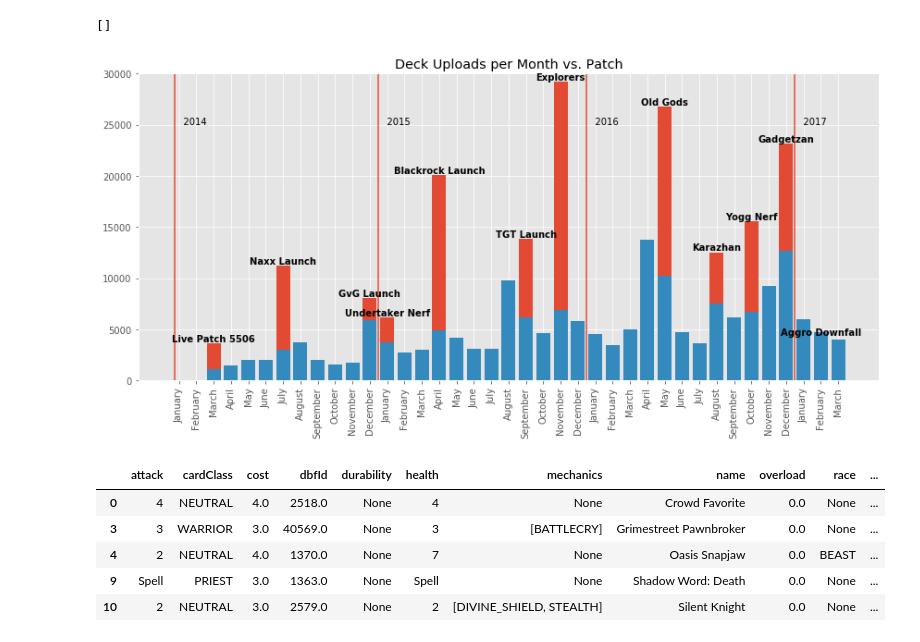
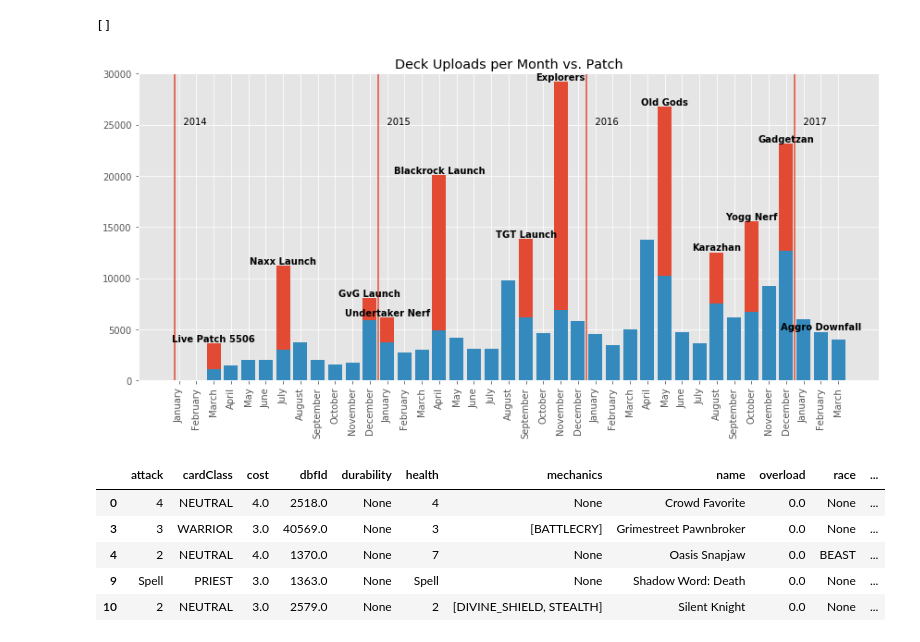
Before and after one commit to NJacobsohn/Hearthstone-Data-Analysis, a Jupyter notebook: EDA_plotting.ipynb, the cells around one changed output. Drawn from its saved outputs; the diff is of its cells as text; code cells hidden in the pictures.

Commit message:
cleaned plotting doc a little

```diff
--- a/EDA_plotting.ipynb
+++ b/EDA_plotting.ipynb
@@ -1013,38 +1013,38 @@ deck_set_event_dict_invert
 # %% [output]
 []
 # %%
-
 fig, ax = plt.subplots(figsize=(12, 6))
 
 
 ax.bar(num_months_num, patch_full_ls)
 ax.bar(num_months_num, point_ls)
 ax.set_xticks(np.arange(1, 40))
 ax.set_xticklabels(month_names, rotation=90)
 ax.set_title('Deck Uploads per Month vs. Patch')
 ax.set_ylim(0, 30000)
 ax.axvline(0.75)
 ax.axvline(12.5)
 ax.axvline(24.5)
 ax.axvline(36.5)
 ax.text(0.75, 25000, "   2014")
 ax.text(12.5, 25000, "   2015")
 ax.text(24.5, 25000, "   2016")
 ax.text(36.5, 25000, "   2017")
 
 rects = ax.patches
 
 labels = num_months
 for rect, label in zip(rects, labels):
     height = rect.get_height()
     if type(label) == str:
         if label == "Aggro Downfall":
-            ax.text(rect.get_x() + rect.get_width() / 2, height + 2, label, ha='center', va='bottom', weight='bold')
-        ax.text(rect.get_x() + rect.get_width() / 2, height + 5, label, ha='center', va='bottom', weight='bold')
+            ax.text(rect.get_x() + rect.get_width() / 2, height + 525, label, ha='center', va='bottom', weight='bold')
+        else:
+            ax.text(rect.get_x() + rect.get_width() / 2, height + 5, label, ha='center', va='bottom', weight='bold')
 plt.tight_layout()
 plt.savefig('img/month_versus_patch.png')
 # %% [output]
-[figure, old version]
+[figure, new version]
 # %%
 json_df.head()
 # %% [output]
```
Also changed, not shown: parts of 7 cells of this notebook.
